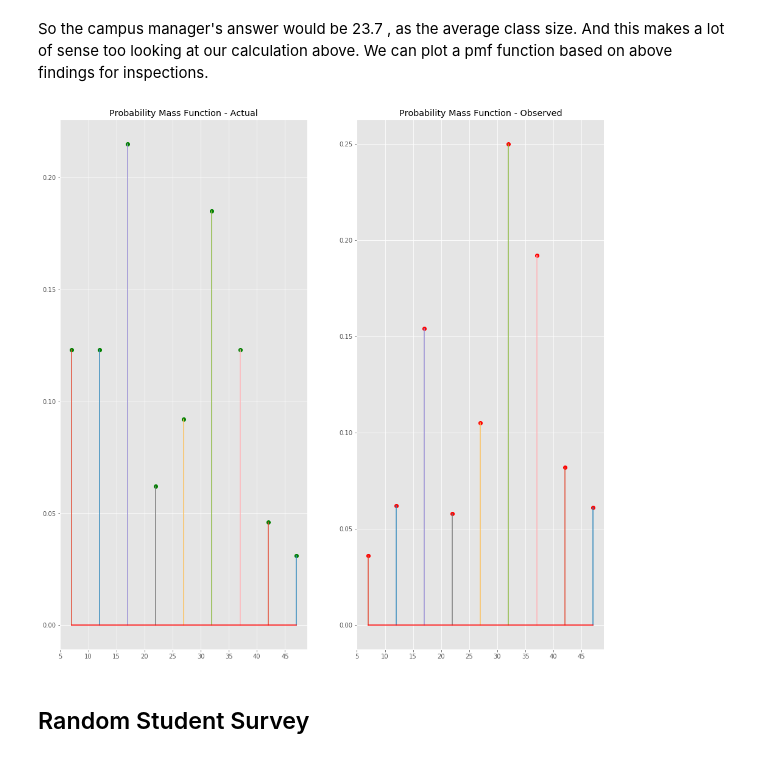
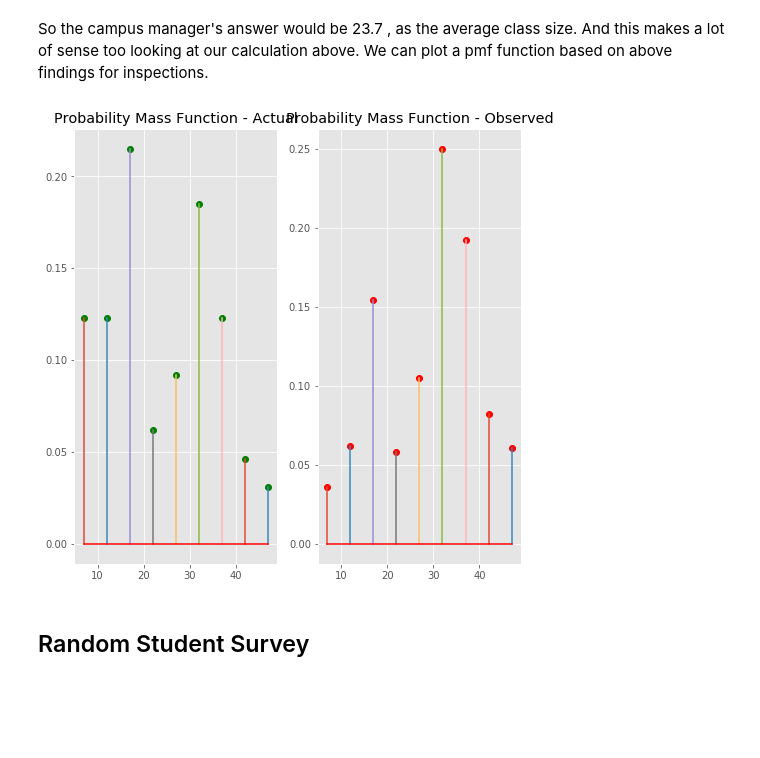
Before and after one commit to hussein073/dsc-1-09-07-the-probability-mass-function-lab-seattle-ds-career-040119, a Jupyter notebook: index.ipynb, the cells around one changed output. Drawn from its saved outputs; the diff is of its cells as text; code cells hidden in the pictures; blank space fills up the shorter version.

```diff
--- a/index.ipynb
+++ b/index.ipynb
@@ -120,21 +120,21 @@ So the campus manager's answer would be 23.7 , as the average class size. And th
 # %%
 import matplotlib.pyplot as plt
 plt.style.use('ggplot')
 
-new_figure = plt.figure(figsize=(16,16))
+new_figure = plt.figure(figsize=(8,8))
 
 ax = new_figure.add_subplot(121)
 ax2 = new_figure.add_subplot(122)
 
 ax.stem(counter.keys(), pmf, '-', 'go', 'r-');
 ax2.stem(counter.keys(), pmf2, '-', 'ro', 'r-');
 
 ax.set_title ("Probability Mass Function - Actual");
 ax2.set_title ("Probability Mass Function - Observed");
 
 plt.show()
 # %% [output]
-[figure, old version]
+[figure, new version]
 # %% [markdown]
 ## Random Student Survey
 # %% [markdown]
```
